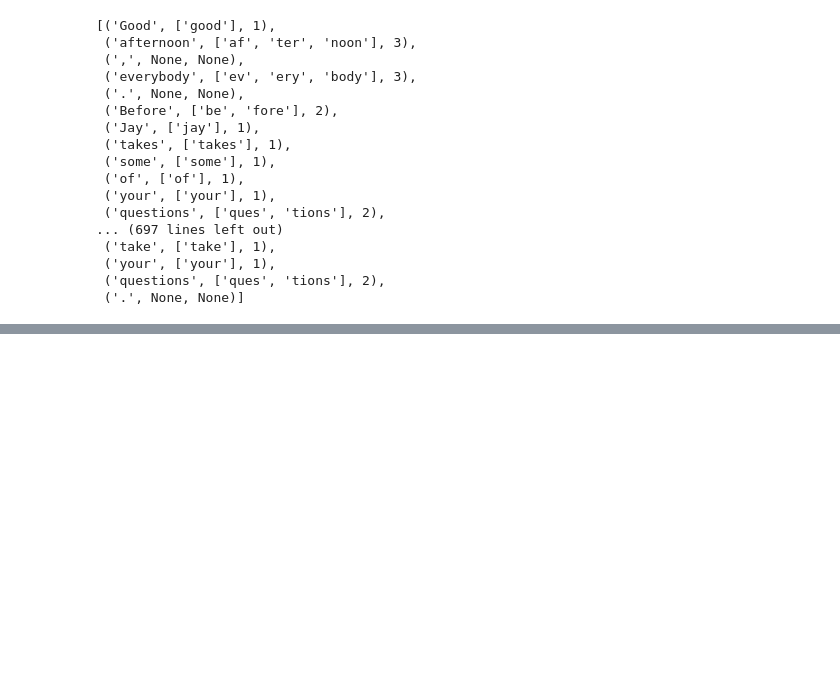
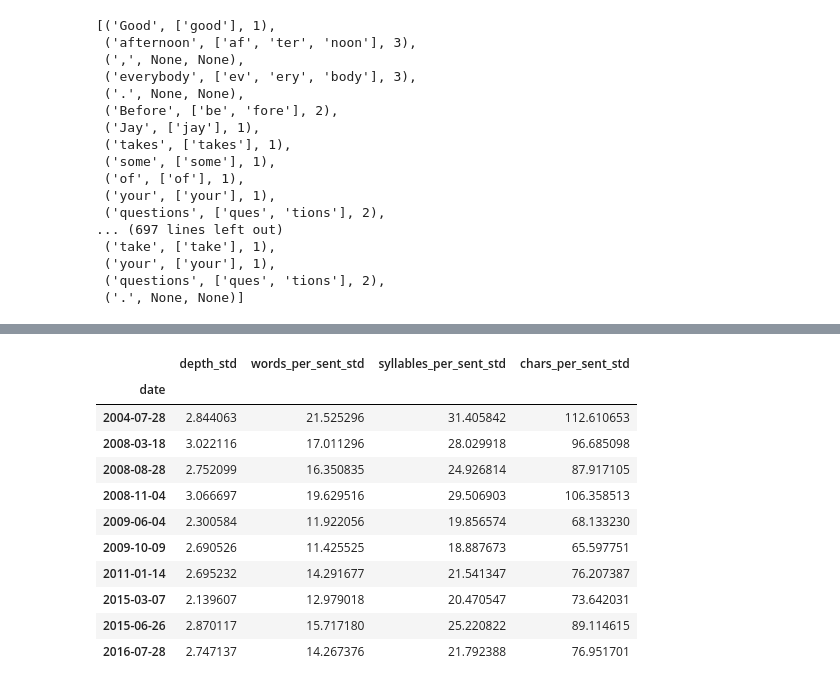
Before and after one commit to pday2/ObamaNLP, a Jupyter notebook: sentenceLength.ipynb, the cells around one changed output, grey strips where cells are left out. Cells and saved outputs as stored; diff of their text form; code cells hidden in the pictures; blank space fills up the shorter version.

```diff
--- a/sentenceLength.ipynb
+++ b/sentenceLength.ipynb
@@ -204,0 +775,37 @@ Successfully installed catalogue-1.0.2 plac-1.1.3 spacy-2.3.8 spacy-readability-
+# %%
+text_df['sentences'] = text_df['text'].apply(sent_tokenize)
+# %%
+text_df['date'] = text_df.index
+# %%
+# Make data frame of sentences and parse tree depth of each
+def walk_tree_depth(node, depth):
+    if node.n_lefts + node.n_rights > 0:
+        return max(walk_tree_depth(child, depth+1) for child in node.children )
+    else:
+        return depth
+nlp = spacy.load("en_core_web_md")
+tree_depth = pd.DataFrame(columns = ['date', 'source', 'sentence', 'depth'])
+for i, speech in enumerate(text_df['sentences']):
+    for j, sentence in enumerate(speech):
+        doc = nlp(sentence)
+        depth = [walk_tree_depth(sent.root, 0) for sent in doc.sents][0]
+        tree_depth.loc[len(tree_depth)] = [text_df['date'].iloc[i], text_df['source'].iloc[i], sentence, depth]
+# %%
+tree_depth['words_per_sent'] = tree_depth.sentence.apply(words_per_sentence)
+tree_depth['syllables_per_sent'] = [nsyl(word) for word in tree_depth.sentence]
+tree_depth['chars_per_sent'] = [chars_per_word(word) for word in tree_depth.sentence]
+# %%
+tree_depth.groupby(by='date').std(numeric_only=True).add_suffix('_std')
+# %% [output]
+|  | depth_std | words_per_sent_std | syllables_per_sent_std | chars_per_sent_std |
+| date |  |  |  |  |
+| 2004-07-28 | 2.844063 | 21.525296 | 31.405842 | 112.610653 |
+| 2008-03-18 | 3.022116 | 17.011296 | 28.029918 | 96.685098 |
+| 2008-08-28 | 2.752099 | 16.350835 | 24.926814 | 87.917105 |
+| 2008-11-04 | 3.066697 | 19.629516 | 29.506903 | 106.358513 |
+| 2009-06-04 | 2.300584 | 11.922056 | 19.856574 | 68.133230 |
+| 2009-10-09 | 2.690526 | 11.425525 | 18.887673 | 65.597751 |
+| 2011-01-14 | 2.695232 | 14.291677 | 21.541347 | 76.207387 |
+| 2015-03-07 | 2.139607 | 12.979018 | 20.470547 | 73.642031 |
+| 2015-06-26 | 2.870117 | 15.717180 | 25.220822 | 89.114615 |
+| 2016-07-28 | 2.747137 | 14.267376 | 21.792388 | 76.951701 |
```
Also changed, not shown: parts of 29 cells of this notebook, 18 other files.
